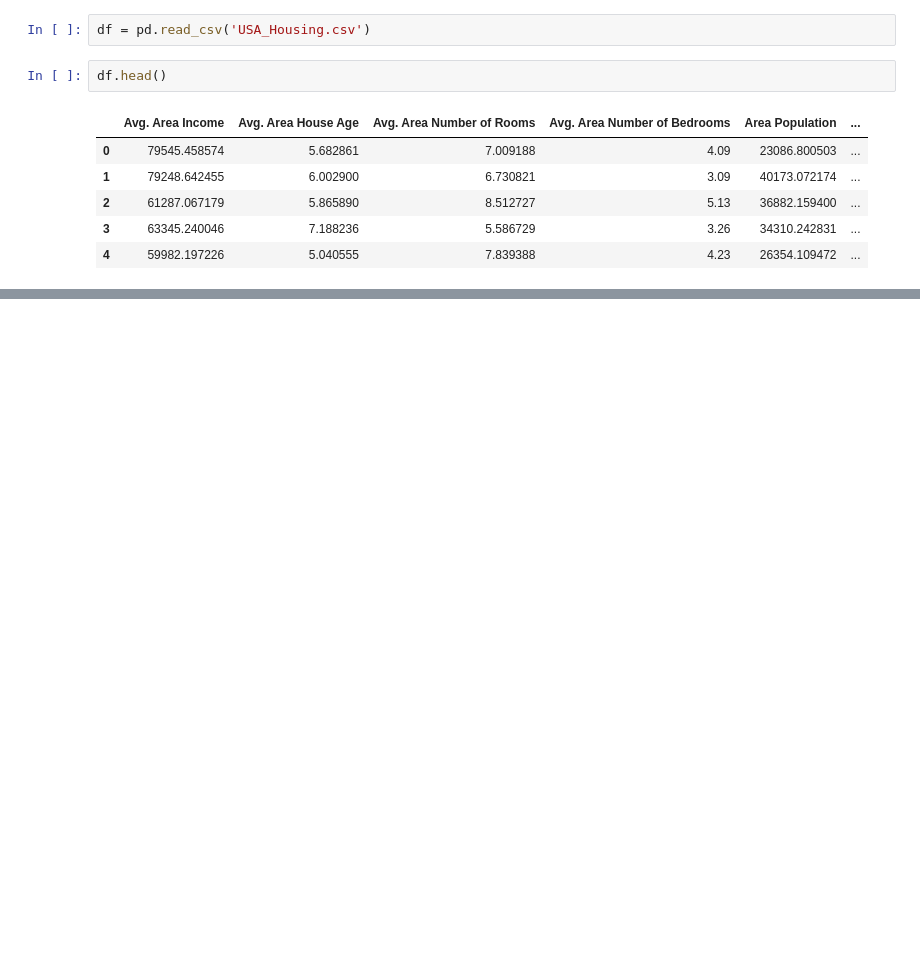
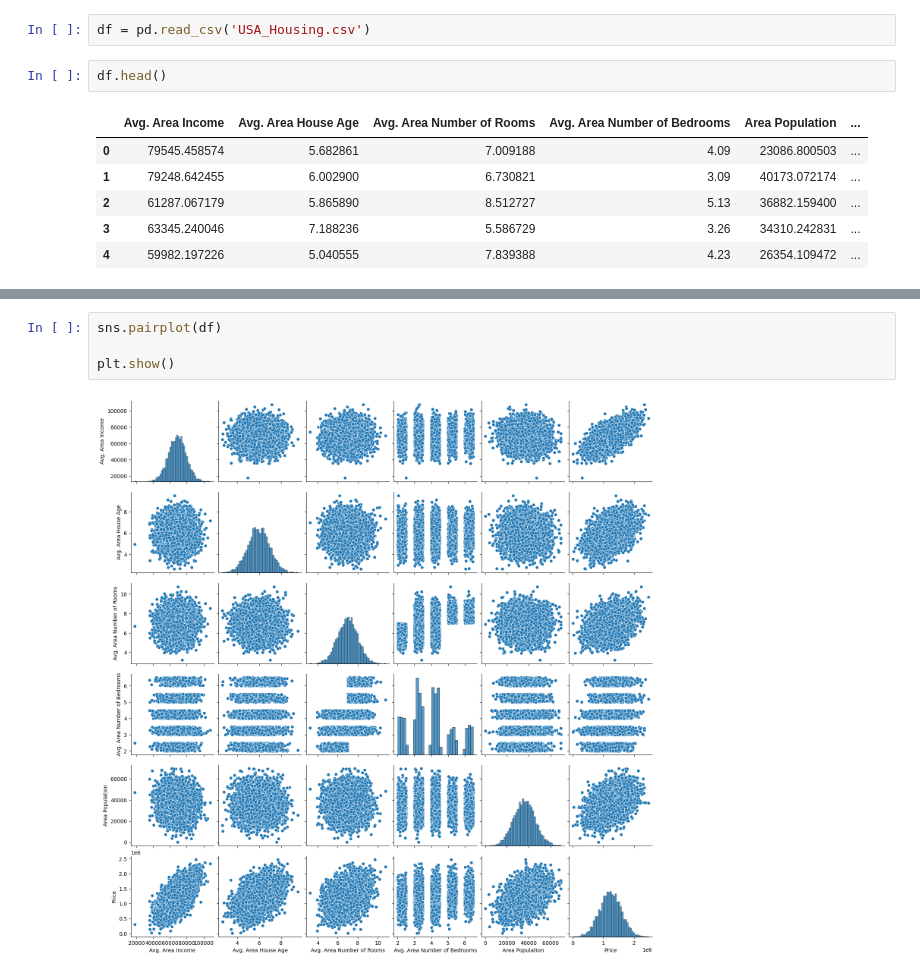
Before and after one commit to Gbohunmi/Python-for-Data-Science-and-Machine-Learning-Bootcamp-master, a Jupyter notebook: 11-Linear-Regression/Linear_Regression.ipynb, the cells around one changed output, grey strips where cells are left out. Saved outputs shown, nothing was run; the diff lists cells and outputs as text; blank space fills up the shorter version.

```diff
--- a/11-Linear-Regression/Linear_Regression.ipynb
+++ b/11-Linear-Regression/Linear_Regression.ipynb
@@ -16,0 +46,6 @@ df.head()
+# %%
+sns.pairplot(df)
+
+plt.show()
+# %% [output]
+[figure, added]
```
Also changed, not shown: parts of 6 cells of this notebook.
